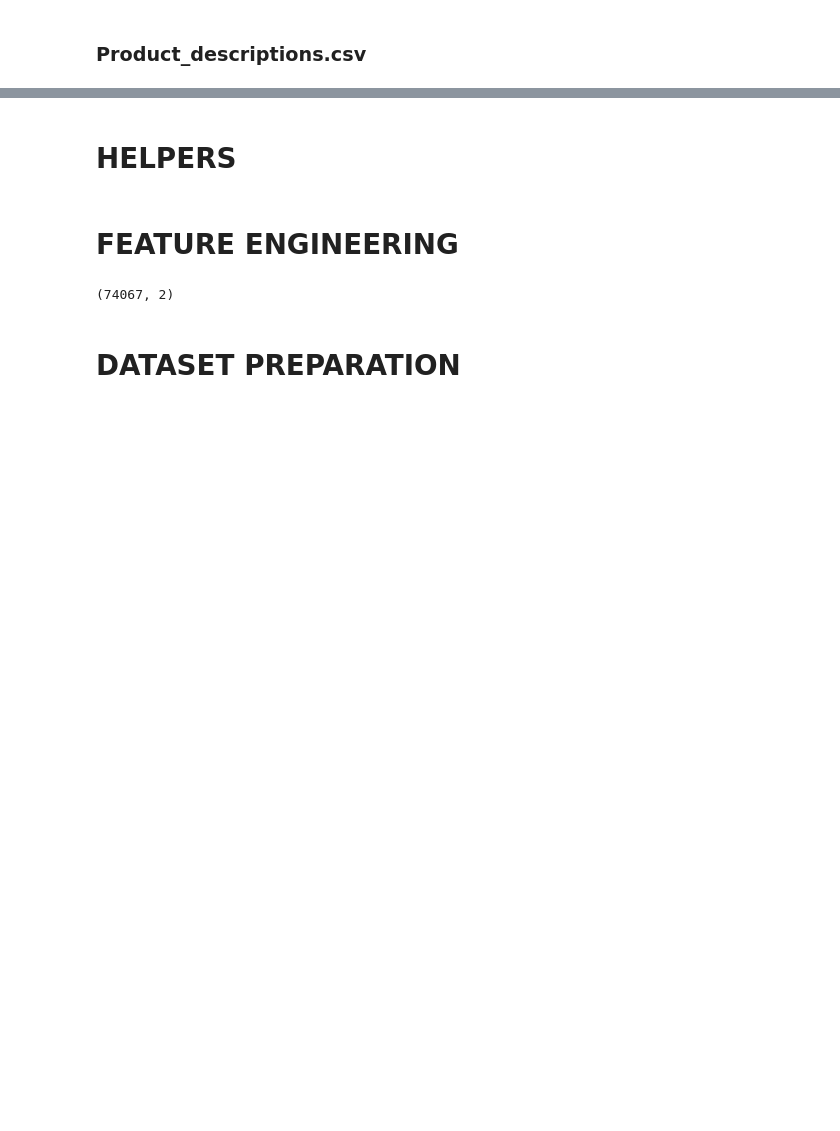
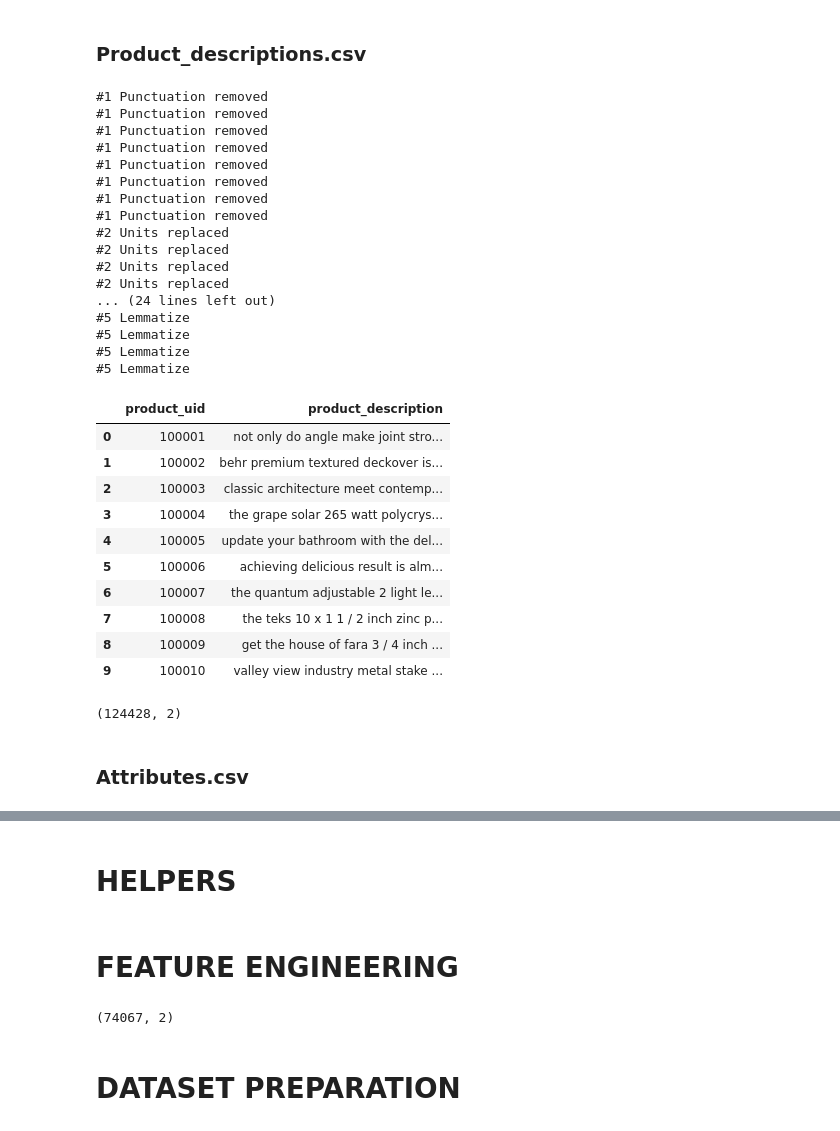
Before and after one commit to zeyger/home-depot, a Jupyter notebook: notebooks/home-depot.ipynb, the cells around one changed output, grey strips where cells are left out. Saved outputs shown, nothing was run; the diff lists cells and outputs as text; code cells hidden in the pictures; blank space fills up the shorter version.

```diff
--- a/notebooks/home-depot.ipynb
+++ b/notebooks/home-depot.ipynb
@@ -489,0 +485,42 @@ display(prep_train[["product_title", "search_term"]].head(10), prep_train.shape)
+# %%
+prep_desc = descriptions.copy()
+
+
+dataset = prep_desc[["product_description"]]
+prep_desc[["product_description"]] = parallelize(dataset, prepare_dataset)
+
+
+prep_desc.to_csv(preprocessed_data_path + "product_descriptions.csv")
+display(prep_desc.head(10), prep_desc.shape)
+# %% [output]
+#1 Punctuation removed
+#1 Punctuation removed
+#1 Punctuation removed
+#1 Punctuation removed
+#1 Punctuation removed
+#1 Punctuation removed
+#1 Punctuation removed
+#1 Punctuation removed
+#2 Units replaced
+#2 Units replaced
+#2 Units replaced
+#2 Units replaced
+... (24 lines left out)
+#5 Lemmatize
+#5 Lemmatize
+#5 Lemmatize
+#5 Lemmatize
+|  | product_uid | product_description |
+| 0 | 100001 | not only do angle make joint stro... |
+| 1 | 100002 | behr premium textured deckover is... |
+| 2 | 100003 | classic architecture meet contemp... |
+| 3 | 100004 | the grape solar 265 watt polycrys... |
+| 4 | 100005 | update your bathroom with the del... |
+| 5 | 100006 | achieving delicious result is alm... |
+| 6 | 100007 | the quantum adjustable 2 light le... |
+| 7 | 100008 | the teks 10 x 1 1 / 2 inch zinc p... |
+| 8 | 100009 | get the house of fara 3 / 4 inch ... |
+| 9 | 100010 | valley view industry metal stake ... |
+(124428, 2)
+# %% [markdown]
+### Attributes.csv
```
Also changed, not shown: parts of 4 cells of this notebook.
